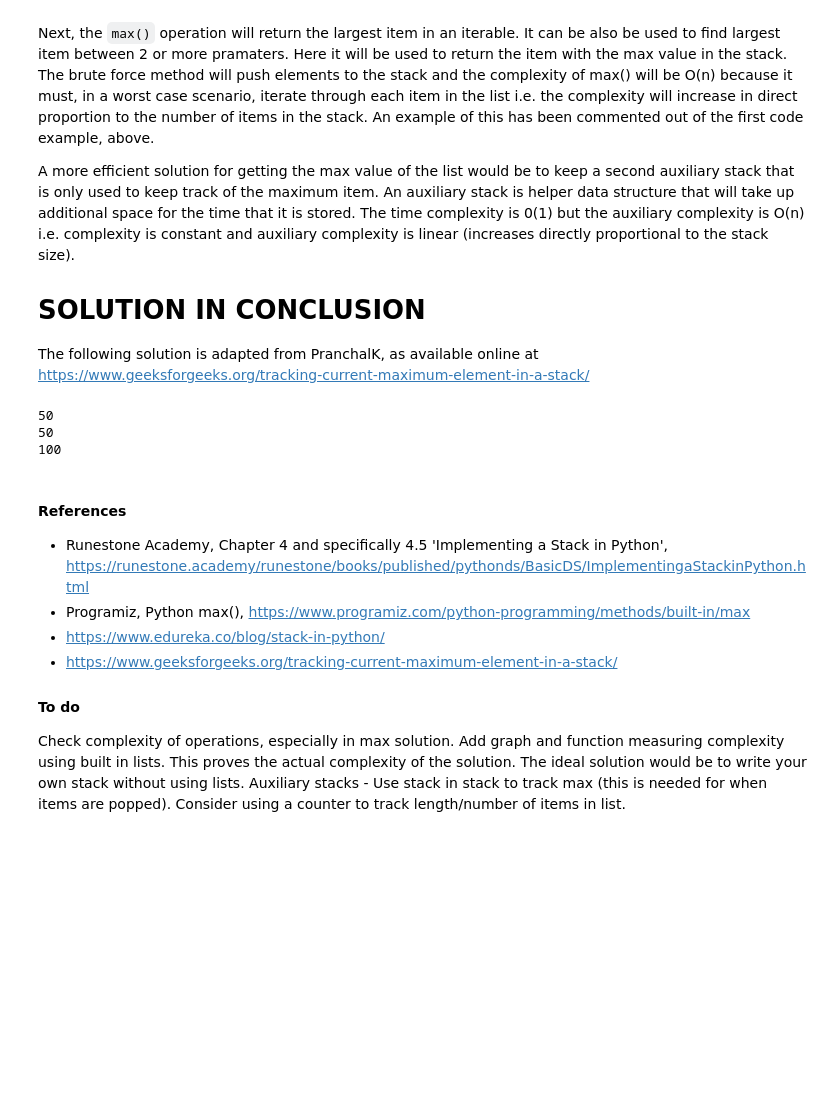
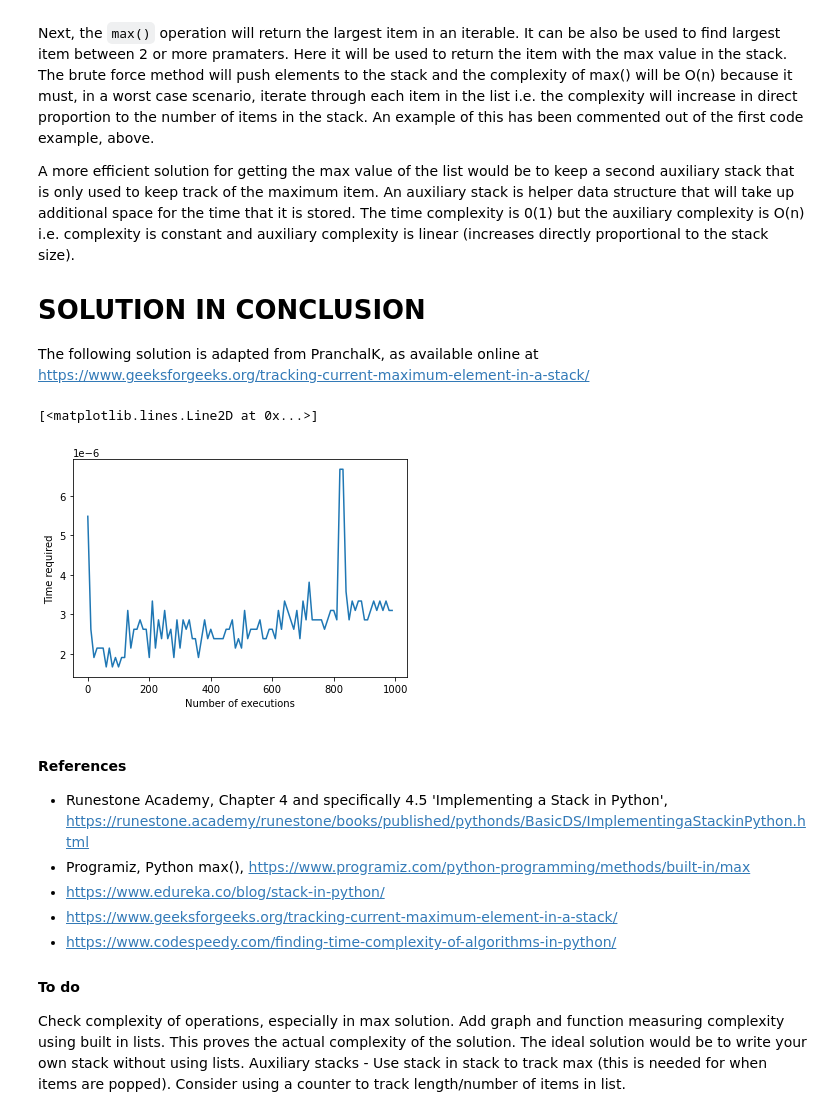
Before and after one commit to Ellezique/Python-workshop-tasks-W1, a Jupyter notebook: algorithms/one.ipynb, the cells around one changed output. Cells and saved outputs as stored; diff of their text form; code cells hidden in the pictures; blank space fills up the shorter version.

Commit message:
Add matplotlip to algorithms questoin 1

```diff
--- a/algorithms/one.ipynb
+++ b/algorithms/one.ipynb
@@ -185,50 +203,83 @@ A more efficient solution for getting the max value of the list would be to keep
 # SOLUTION IN CONCLUSION
 The following solution is adapted from PranchalK, as available online at https://www.geeksforgeeks.org/tracking-current-maximum-element-in-a-stack/
 # %%
+import time
+from random import randint
+import matplotlib.pyplot as plt
+
 class StackMax:
     def __init__(self):
 
         # main stack
         self.mainStack = []
 
         # auxiliary stack to help tack the item with max value in the list
         self.auxiliaryStack = []
 
     def push(self, x):
         self.mainStack.append(x)
         if (len(self.mainStack) == 1):
             self.auxiliaryStack.append(x)
             return
 
         if (x > self.auxiliaryStack[-1]): # If the current element is greater than the top element of the auxiliary stack,
             self.auxiliaryStack.append(x)  # append the current element to the auxiliary stack
         else:
             self.auxiliaryStack.append(self.auxiliaryStack[-1]) # else append the element at top of the auxiliary stack again into it.
 
     def max(self):
         return self.auxiliaryStack[-1]
 
     def pop(self):
         self.mainStack.pop()
         self.auxiliaryStack.pop()
 
-    s = StackMax()
-    s.push(50)
-    print(s.max())
-    s.push(25)
-    print(s.max())
-    s.push(100)
-    print(s.max())
+s = StackMax()
+list_of_int = 100000
+list1 = [randint(0,1000) for i in range(list_of_int)] # random integer between 0 to 999.
+times=[]
+#TEST PUSH
+for x in range(0, list_of_int ,100):
+    start_time = time.time()
+    list2 = s.push(list1[:x])
+    elapsed_time = time.time() - start_time
+    times.append(elapsed_time)
+x=[i for i in range(0, list_of_int ,100)]
+
+#TEST WORST CASE PUSH
+list3 = [i for i in range(5000)]
+times=[]
+for x in range(0,1000,10):
+    start_time = time.time()
+    list4 = s.push(list3[:x])
+    elapsed_time = time.time() - start_time
+    times.append(elapsed_time)
+x=[i for i in range(0,1000,10)]
+
+
+#This needs to be at the bottom to ensure the most recent results are plotted
+%matplotlib inline
+plt.xlabel("Number of executions")
+plt.ylabel("Time required")
+plt.plot(x,times)
+
+# s.push(50)
+# print(s.max())
+# s.push(25)
+# print(s.max())
+# s.push(100)
+#s.pop()
+# print(s.max())
 # %% [output]
-50
-50
-100
+[<matplotlib.lines.Line2D at 0x...>]
+[figure, added]
 # %% [markdown]
 #### References
 - Runestone Academy, Chapter 4 and specifically 4.5 'Implementing a Stack in Python', https://runestone.academy/runestone/books/published/pythonds/BasicDS/ImplementingaStackinPython.html
 - Programiz, Python max(),  https://www.programiz.com/python-programming/methods/built-in/max
 - https://www.edureka.co/blog/stack-in-python/
 - https://www.geeksforgeeks.org/tracking-current-maximum-element-in-a-stack/
+- https://www.codespeedy.com/finding-time-complexity-of-algorithms-in-python/
 
 
 #### To do
```
Also changed, not shown: parts of 2 cells of this notebook, 2 other files.
